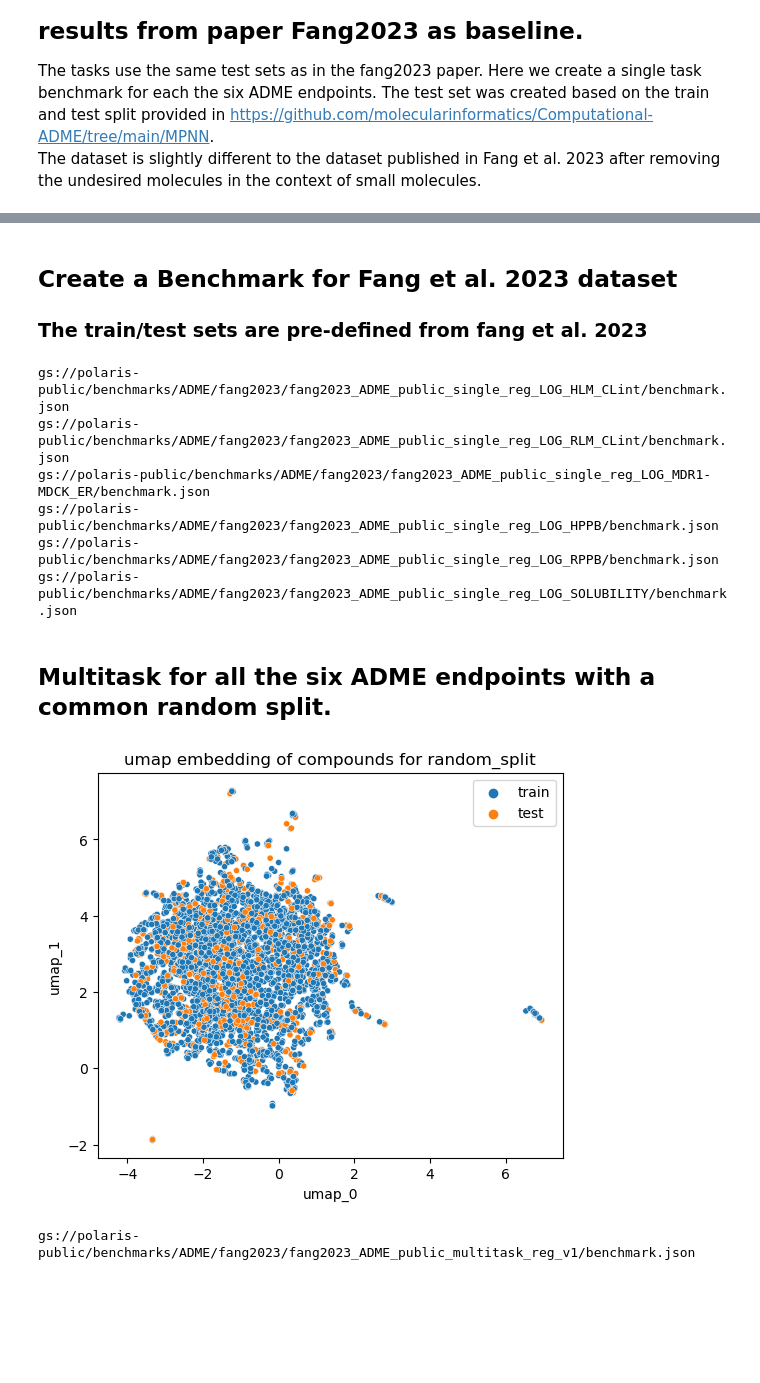
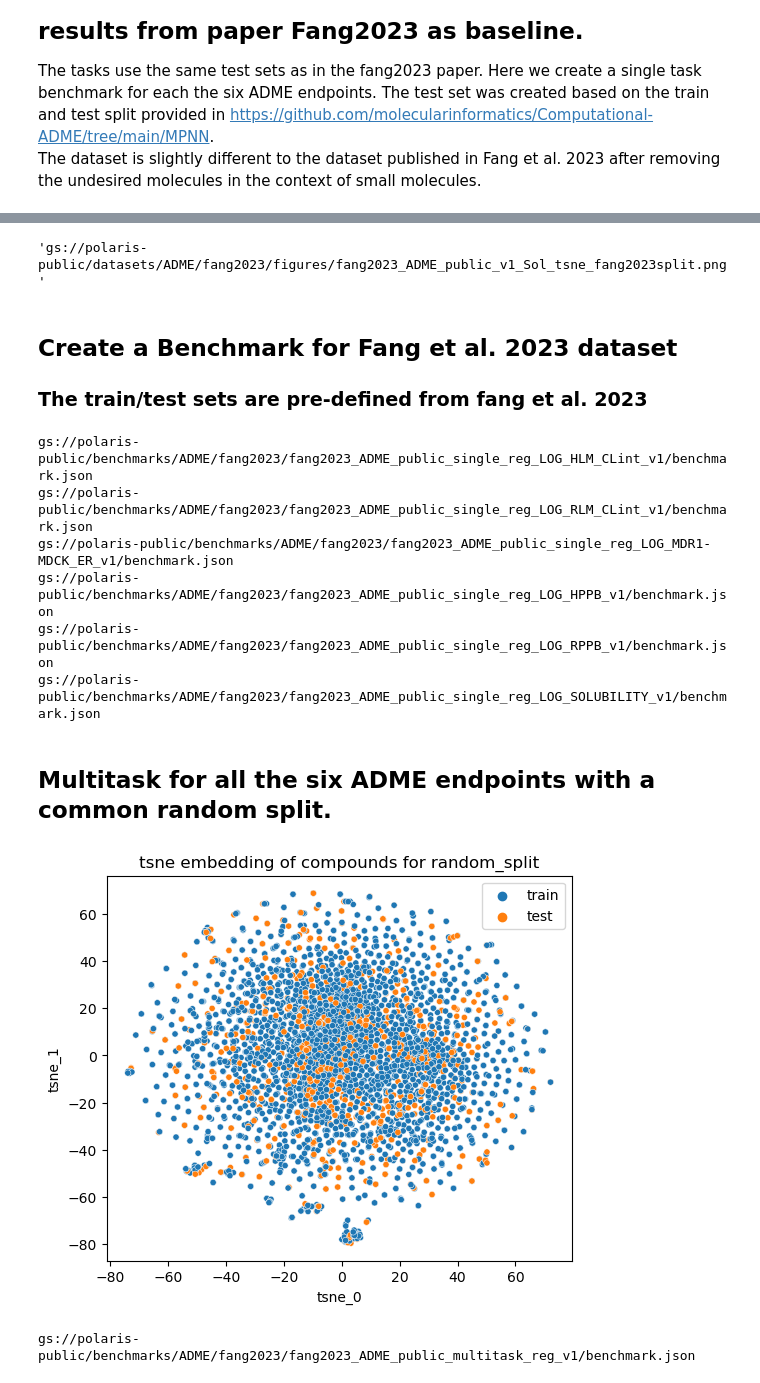
Before and after one commit to polaris-hub/polaris-recipes, a Jupyter notebook: 01_ADME/02_ADME_dataset.ipynb, the cells around one changed output, grey strips where cells are left out. Cells and saved outputs as stored; diff of their text form; code cells hidden in the pictures; blank space fills up the shorter version.

```diff
--- a/01_ADME/02_ADME_dataset.ipynb
+++ b/01_ADME/02_ADME_dataset.ipynb
@@ -44,7 +39,7 @@ https://github.com/molecularinformatics/Computational-ADME/blob/main/ADME_public
 > See more curation details in [01_ADME_data_curation.ipynb](https://github.com/polaris-hub/polaris-recipes/blob/mvp/01_ADME/01_ADME_data_curation.ipynb)
 # %%
 # Load data
-PATH = 'gs://polaris-public/Data/ADME/fang2023_public_set_3521_curated.csv'
+PATH = 'gs://polaris-public/data/ADME/fang2023_public_set_3521_curated.csv'
 table = pd.read_csv(PATH)
 # %% [markdown]
 ### Below we specify the meta information of data columns
@@ -128,13 +123,14 @@ with open(f"readme/datasets/{dataset_name}_readme.md") as f:
 # %%
 dataset = Dataset(
     table=table[annotations.keys()],
-    name="Fang_2023_ADME_public",
+    name=dataset_name,
     description="Disclosed ADME datasets collected over 20 months across six ADME in vitro endpoints",
     source="https://doi.org/10.1021/acs.jcim.3c00160",
     annotations=annotations,
     owner=owner,
     tags=["ADME"],
-    readme=dataset_readme
+    readme=load_readme("gs://polaris-public/readme/datasets/fang2023_ADME_public_v1_readme.md"),
+    licence=License(id="CC-BY-4.0")
 )
 # %%
 # save the dataset
@@ -169,14 +165,14 @@ split_key = "fang2023split"
 paper_splits = {}
 for endpoint in _endpoint:
     testset = dm.read_csv(f"{INDIR}/ADME_{endpoint}_test.csv")
-    print(testset.shape)
     paper_splits[endpoints[endpoint]] = (
         table.loc[~table.SMILES.isin(testset.smiles)].index.values,
         table.loc[table.SMILES.isin(testset.smiles)].index.values,
     )
-    print(table.loc[table.SMILES.isin(testset.smiles)].index.values.shape)
-    fig = display_umap(data=table, mol_col="smiles",
+    method = "tsne"
+    fig = display_chemspace(data=table, mol_col="smiles",
                        split=paper_splits[endpoints[endpoint]], split_name="fang2023_split",
-                      method="umap")
-    fig.savefig(f"figures/{dataset_name}_umap_{endpoint}_split.png")
+                      method=method)
+    save_figure(fig, local_path=f"figures/{dataset_name}_{endpoint}_{method}_split.png",
+               remote_path=f"{FIGURE_DIR}/{dataset_name}_{endpoint}_{method}_{split_key}.png")
 # %% [output]
@@ -201,5 +185,7 @@ for endpoint in _endpoint:
 # %%
-data_cols = ['LOG_HLM_CLint', 'LOG_RLM_CLint', 'LOG_MDR1-MDCK_ER', 'LOG_HPPB', 'LOG_RPPB','LOG_SOLUBILITY']
+f"{FIGURE_DIR}/{dataset_name}_{endpoint}_{method}_{split_key}.png"
+# %% [output]
+'gs://polaris-public/datasets/ADME/fang2023/figures/fang2023_ADME_public_v1_Sol_tsne_fang2023split.png'
 # %% [markdown]
 ## Create a Benchmark for Fang et al. 2023 dataset
 ### The train/test sets are pre-defined from fang et al. 2023
@@ -207,18 +193,17 @@ data_cols = ['LOG_HLM_CLint', 'LOG_RLM_CLint', 'LOG_MDR1-MDCK_ER', 'LOG_HPPB', '
 benchmark_version = "v1"
 # %%
 benchmark_path = {}
+data_cols = ['LOG_HLM_CLint', 'LOG_RLM_CLint', 'LOG_MDR1-MDCK_ER', 'LOG_HPPB', 'LOG_RPPB','LOG_SOLUBILITY']
 split_key = 'fang2023_split'
 for target_col in data_cols:
-    benchmark_name=f"fang2023_ADME_public_single_reg_{target_col}"
-    with open(f"readme/benchmarks/{benchmark_name}_readme.md") as f:
-        benchmark_readme = f.read()
+    benchmark_name=f"fang2023_ADME_public_single_reg_{target_col}_v1"
     benchmark = SingleTaskBenchmarkSpecification(
         name=benchmark_name,
         dataset=dataset,
         target_cols=target_col,
         input_cols=["smiles"],
         split=paper_splits[target_col.replace("LOG_", "")],
-        main_metric="mean_squared_error",
+        main_metric="pearsonr",
         metrics=["mean_absolute_error",
                 "mean_squared_error",
                 "r2",
@@ -228,18 +213,18 @@ for target_col in data_cols:
         tags=['ADME', 'Singletask'],
         owner=owner,
         description=f"Single task benchmark for {target_col}",
-        readme=benchmark_readme
+        readme=load_readme(f"gs://polaris-public/readme/benchmarks/{benchmark_name}_readme.md")
     )
     BENCHMARK_SAVE_DIR = f"{BENCHMARK_DIR}/{benchmark_name}"
     path = benchmark.to_json(BENCHMARK_SAVE_DIR)
     print(path)
 # %% [output]
-gs://polaris-public/benchmarks/ADME/fang2023/fang2023_ADME_public_single_reg_LOG_HLM_CLint/benchmark.json
-gs://polaris-public/benchmarks/ADME/fang2023/fang2023_ADME_public_single_reg_LOG_RLM_CLint/benchmark.json
-gs://polaris-public/benchmarks/ADME/fang2023/fang2023_ADME_public_single_reg_LOG_MDR1-MDCK_ER/benchmark.json
-gs://polaris-public/benchmarks/ADME/fang2023/fang2023_ADME_public_single_reg_LOG_HPPB/benchmark.json
-gs://polaris-public/benchmarks/ADME/fang2023/fang2023_ADME_public_single_reg_LOG_RPPB/benchmark.json
-gs://polaris-public/benchmarks/ADME/fang2023/fang2023_ADME_public_single_reg_LOG_SOLUBILITY/benchmark.json
+gs://polaris-public/benchmarks/ADME/fang2023/fang2023_ADME_public_single_reg_LOG_HLM_CLint_v1/benchmark.json
+gs://polaris-public/benchmarks/ADME/fang2023/fang2023_ADME_public_single_reg_LOG_RLM_CLint_v1/benchmark.json
+gs://polaris-public/benchmarks/ADME/fang2023/fang2023_ADME_public_single_reg_LOG_MDR1-MDCK_ER_v1/benchmark.json
+gs://polaris-public/benchmarks/ADME/fang2023/fang2023_ADME_public_single_reg_LOG_HPPB_v1/benchmark.json
+gs://polaris-public/benchmarks/ADME/fang2023/fang2023_ADME_public_single_reg_LOG_RPPB_v1/benchmark.json
+gs://polaris-public/benchmarks/ADME/fang2023/fang2023_ADME_public_single_reg_LOG_SOLUBILITY_v1/benchmark.json
 # %% [markdown]
 ## Multitask for all the six ADME endpoints with a common random split.
 # %%
@@ -252,13 +237,16 @@ random_splitter = ShuffleSplit(n_splits=5, test_size=TEST_SIZE, random_state=SEE
 random_split = next(random_splitter.split(X=dataset.table.smiles.values))
 split_key = "random"
 # %%
-from utils import display_umap
-fig = display_umap(data=table, mol_col="smiles",
-                   split=random_split, split_name="random_split",
-                  method="umap")
-fig.savefig(f"figures/{dataset_name}_umap_{split_key}_split.png")
+data_name="fang2023_ADME_public_v1"
+method = "tsne"
+split_key = "random_split"
+fig = display_chemspace(data=table, mol_col="smiles",
+                   split=random_split, split_name=split_key,
+                  method=method)
+save_figure(fig, local_path=f"figures/{data_name}_{method}_split.png",
+           remote_path=f"{FIGURE_DIR}/{data_name}_{method}_{split_key}.png")
 # %% [output]
-[figure, old version]
+[figure, new version]
 # %%
 benchmark_version = "v1"
 benchmark_name=f"fang2023_ADME_public_multitask_reg_{benchmark_version}"
```
Also changed, not shown: parts of 7 cells of this notebook, 22 other files.
